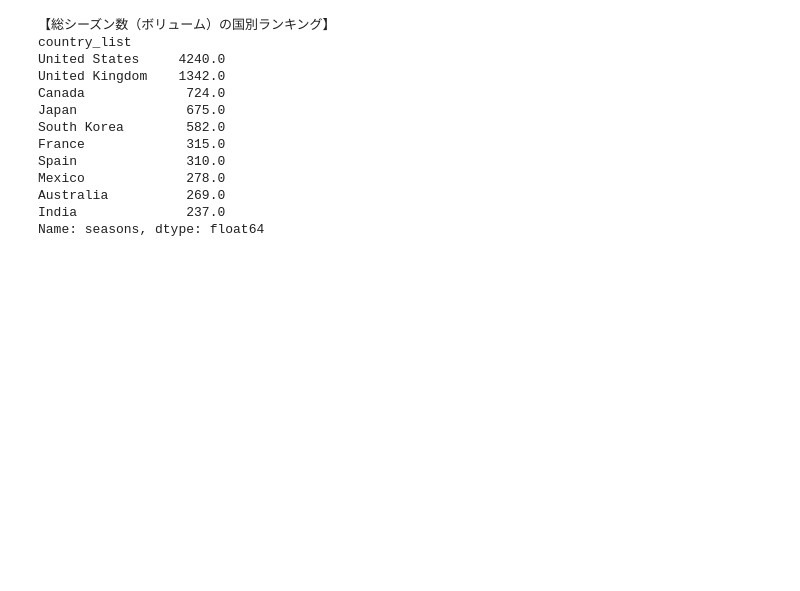
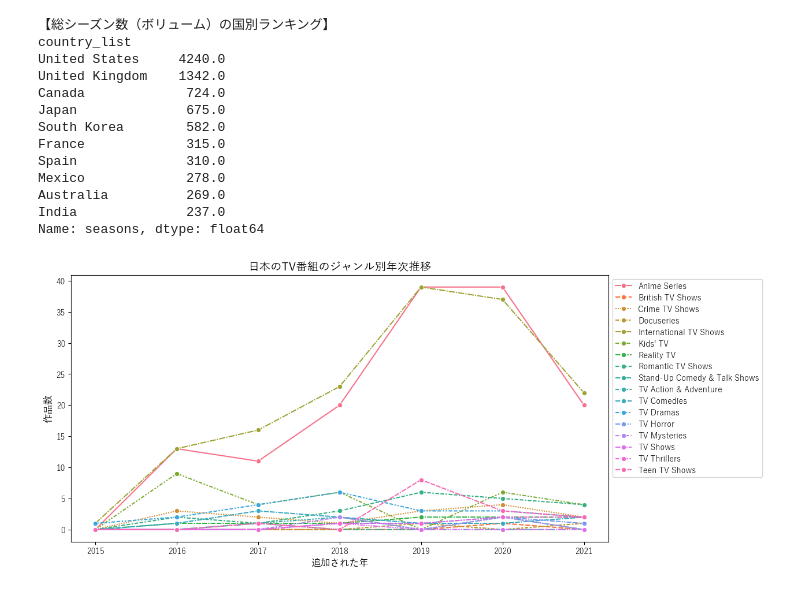
Before and after one commit to toshi-works/toshi-works, a Jupyter notebook: images/result_06_netflix.ipynb, the cells around one changed output. Saved outputs shown, nothing was run; the diff lists cells and outputs as text; code cells hidden in the pictures; blank space fills up the shorter version.

```diff
--- a/images/result_06_netflix.ipynb
+++ b/images/result_06_netflix.ipynb
@@ -267,3 +289,22 @@ Mexico             278.0
 Australia          269.0
 India              237.0
 Name: seasons, dtype: float64
+# %%
+#日本だけに国を絞ってジャンルごとの年次推移のグラフを作る
+df_tv_jp = df_tv[df_tv['country_list'] == 'Japan']
+# 年ごとにジャンルの数をカウントするためのピボットテーブルを作成
+pivot_jp = df_tv_jp.pivot_table(index='added_year', columns='genre_list', aggfunc='size', fill_value=0)
+# グラフの作成
+plt.figure(figsize=(12, 6))
+plt.rcParams['font.family'] = font_prop.get_name() # 日本語フォント対策
+plt.rcParams['axes.unicode_minus'] = False          # マイナス記号が文字化けするのを防ぐ
+sns.lineplot(data=pivot_jp, marker='o')
+plt.title("日本のTV番組のジャンル別年次推移", fontproperties=font_prop, fontsize=14, fontweight='bold')
+plt.xlabel("追加された年", fontproperties=font_prop, fontsize=12)
+plt.ylabel("作品数", fontproperties=font_prop, fontsize=12)
+plt.legend(title='ジャンル', title_fontproperties=font_prop, prop=font_prop)
+#legendの位置を最適化する
+plt.legend(loc='upper left', bbox_to_anchor=(1, 1))
+plt.show()
+# %% [output]
+[figure, added]
```
Also changed, not shown: parts of 4 cells of this notebook, 4 other files.
